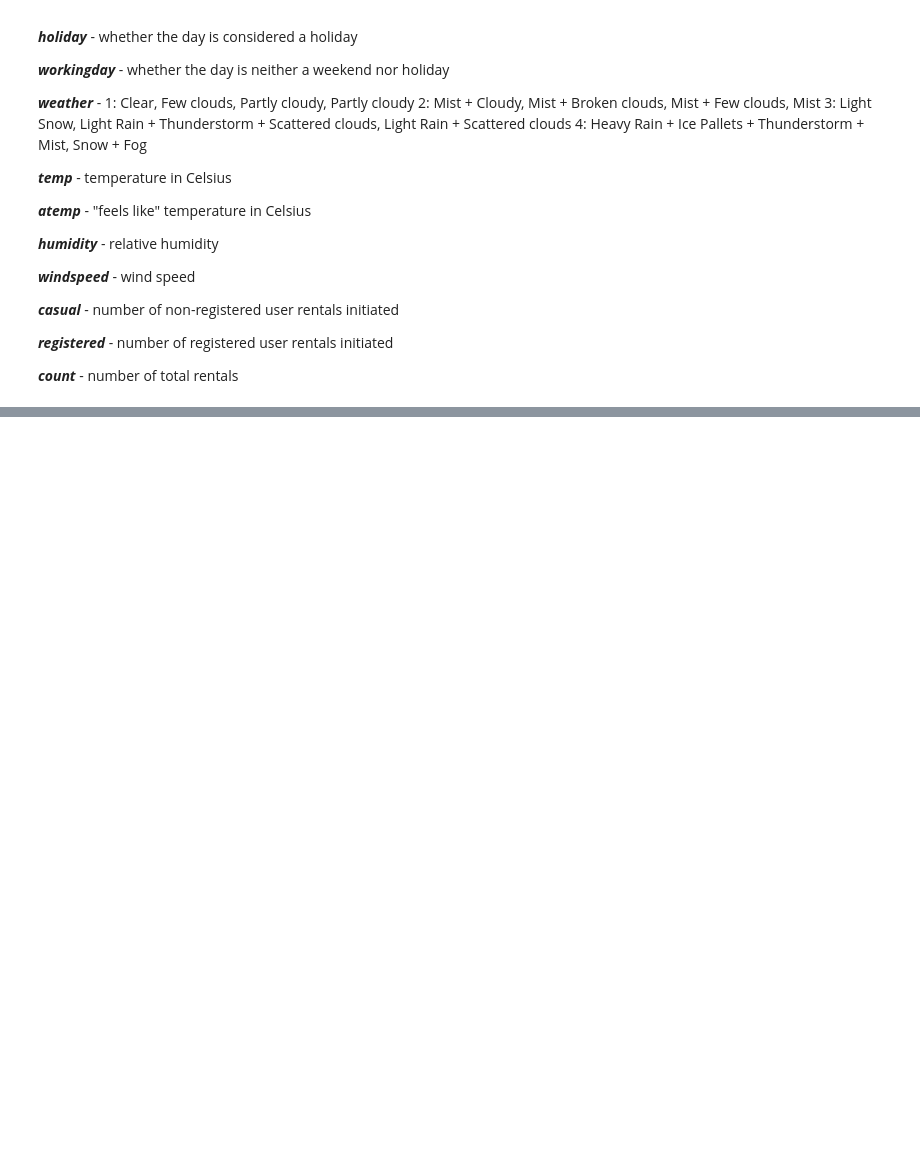
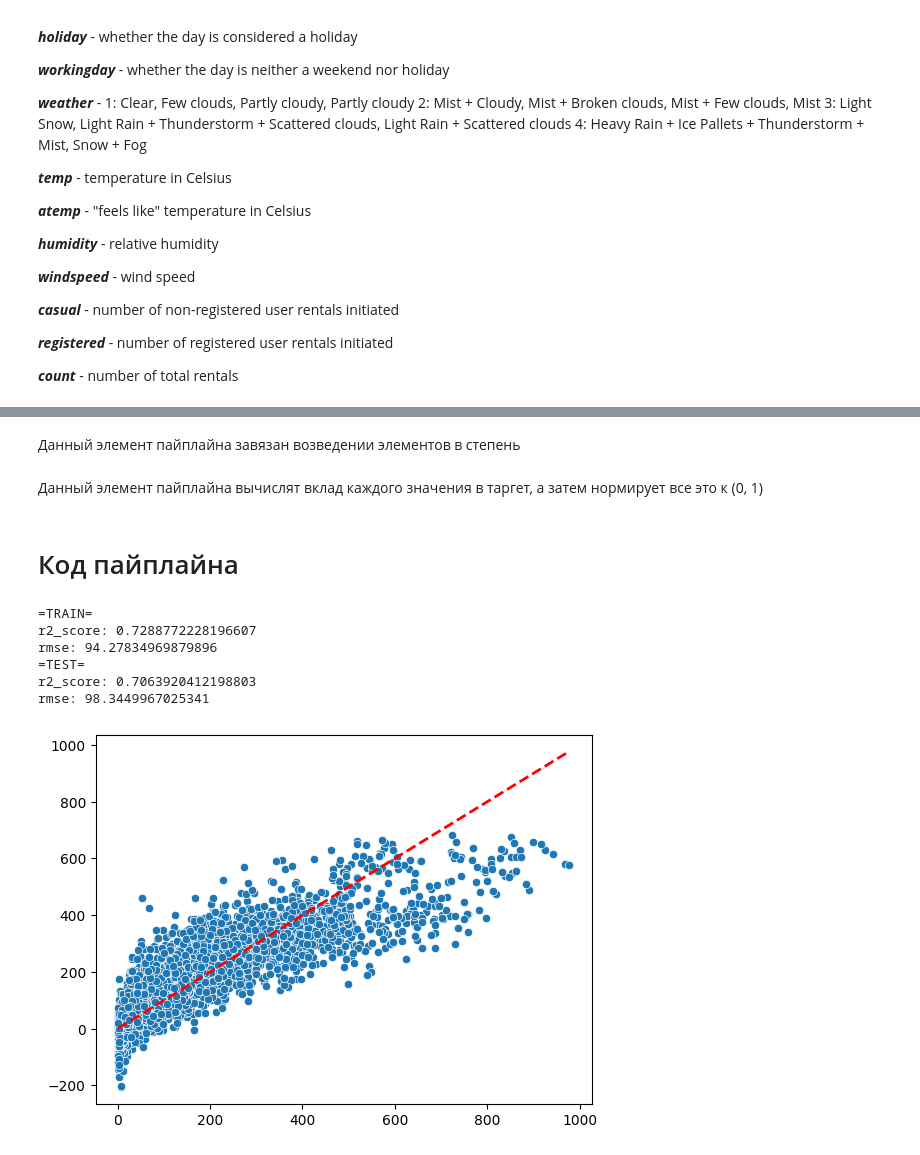
Before and after one commit to dolaprolorap/DS-homework, a Jupyter notebook: lab4/Задание 2.ipynb, the cells around one changed output, grey strips where cells are left out. Cells and saved outputs as stored; diff of their text form; code cells hidden in the pictures; blank space fills up the shorter version.

```diff
--- a/lab4/Задание 2.ipynb
+++ b/lab4/Задание 2.ipynb
@@ -223,0 +211,2 @@ rmse:  95.69905599467975
+# %% [markdown]
+Данный элемент пайплайна завязан возведении элементов в степень
@@ -223,0 +234,52 @@ rmse:  95.69905599467975
+# %% [markdown]
+Данный элемент пайплайна вычислят вклад каждого значения в таргет, а затем нормирует все это к (0, 1)
+# %% [markdown]
+# Код пайплайна
+# %%
+
+from typing import List, Tuple
+import pandas as pd
+import numpy as np
+from sklearn.base import BaseEstimator, TransformerMixin
+from sklearn.pipeline import Pipeline
+from sklearn.linear_model import LinearRegression
+from sklearn.metrics import r2_score, mean_squared_error
+from datetime import datetime
+
+pipeline = Pipeline([
+    ('datetime_features', DateTimeFeaturesExtractor()),
+    ('frequency_encoder', FrequencyEncoder(["hour", "month", "temp", "holiday", "season", "workingday", "weather", "atemp", "humidity", "windspeed", "comfort", "lazy", "feelings", "day_type"])),
+    ('scaler', FeatureScaler([
+        ('season_freq', 10),
+        ('holiday_freq', 10),
+        ('day_type', 4),
+        ('hour_freq', 1.5),
+    ])),
+    ('regressor', LinearRegression())
+])
+
+y_pred_train = pipeline.fit(X_train, y_train).predict(X_train)
+y_pred_test = pipeline.fit(X_test, y_test).predict(X_test)
+
+print("=TRAIN=")
+print("r2_score:", r2_score(y_train, y_pred_train))
+print("rmse:", mean_squared_error(y_train, y_pred_train) ** 0.5)
+
+print("=TEST=")
+print("r2_score:", r2_score(y_test, y_pred_test))
+print("rmse:", mean_squared_error(y_test, y_pred_test) ** 0.5)
+# %% [output]
+=TRAIN=
+r2_score: 0.7288772228196607
+rmse: 94.27834969879896
+=TEST=
+r2_score: 0.7063920412198803
+rmse: 98.3449967025341
+# %%
+from matplotlib import pyplot as plt
+
+sns.scatterplot(x=np.array(y_test).flatten(), y=y_pred_test.flatten())
+plt.plot([y_test.min(), y_test.max()], [y_test.min(), y_test.max()], color='red', linestyle='--', linewidth=2)
+plt.show()
+# %% [output]
+[figure, added]
```
Also changed, not shown: parts of 18 cells of this notebook, 2 other files.
